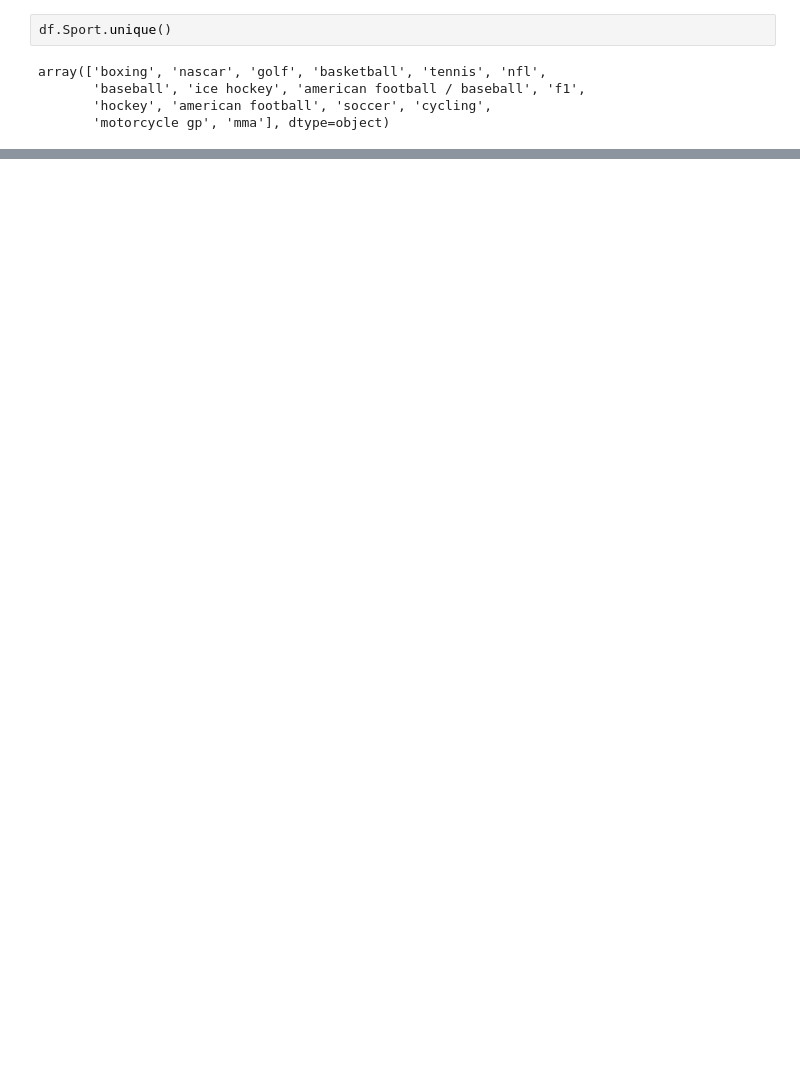
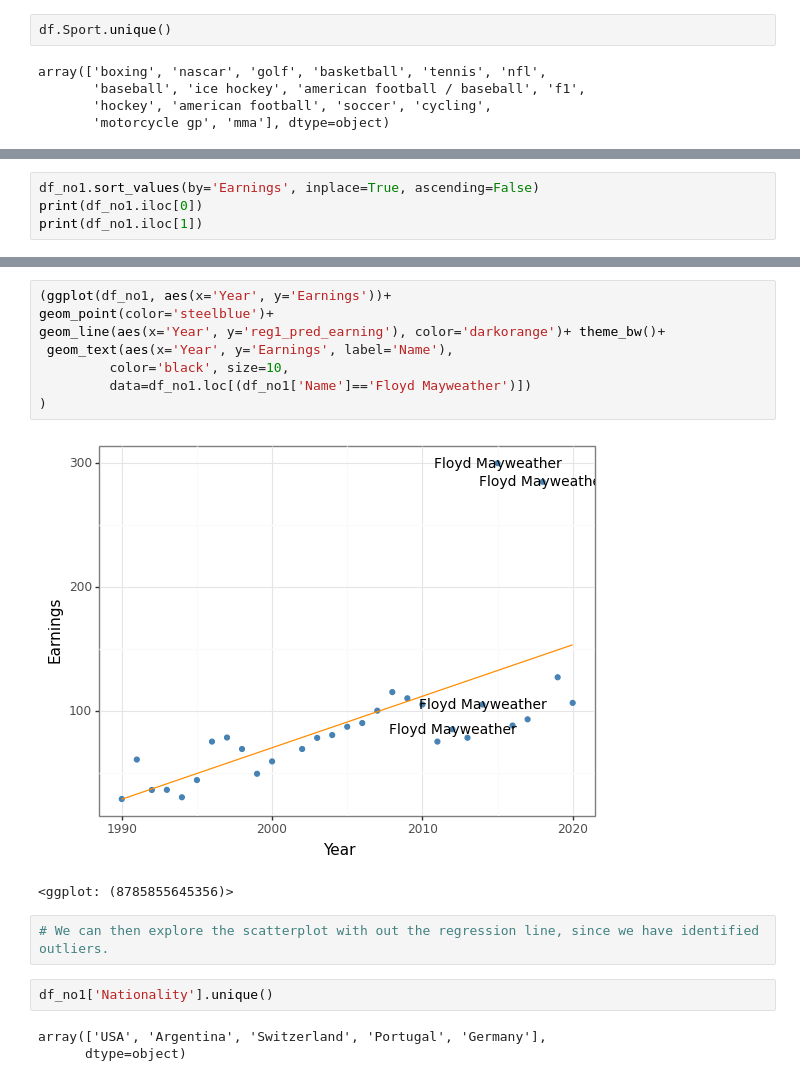
Before and after one commit to zoeshenrw/databootcamp-midterm, a Jupyter notebook: databootcamp-midterm.ipynb, the cells around one changed output, grey strips where cells are left out. Saved outputs shown, nothing was run; the diff lists cells and outputs as text; blank space fills up the shorter version.

```diff
--- a/databootcamp-midterm.ipynb
+++ b/databootcamp-midterm.ipynb
@@ -53,0 +106,4 @@ df_no1.head()
+# %%
+df_no1.sort_values(by='Earnings', inplace=True, ascending=False)
+print(df_no1.iloc[0])
+print(df_no1.iloc[1])
@@ -53,0 +134,18 @@ df_no1.head()
+# %%
+(ggplot(df_no1, aes(x='Year', y='Earnings'))+
+geom_point(color='steelblue')+
+geom_line(aes(x='Year', y='reg1_pred_earning'), color='darkorange')+ theme_bw()+
+ geom_text(aes(x='Year', y='Earnings', label='Name'),
+         color='black', size=10,
+         data=df_no1.loc[(df_no1['Name']=='Floyd Mayweather')])
+)
+# %% [output]
+[figure, added]
+<ggplot: (8785855645356)>
+# %%
+# We can then explore the scatterplot with out the regression line, since we have identified outliers.
+# %%
+df_no1['Nationality'].unique()
+# %% [output]
+array(['USA', 'Argentina', 'Switzerland', 'Portugal', 'Germany'],
+      dtype=object)
```
Also changed, not shown: parts of 12 cells of this notebook.
